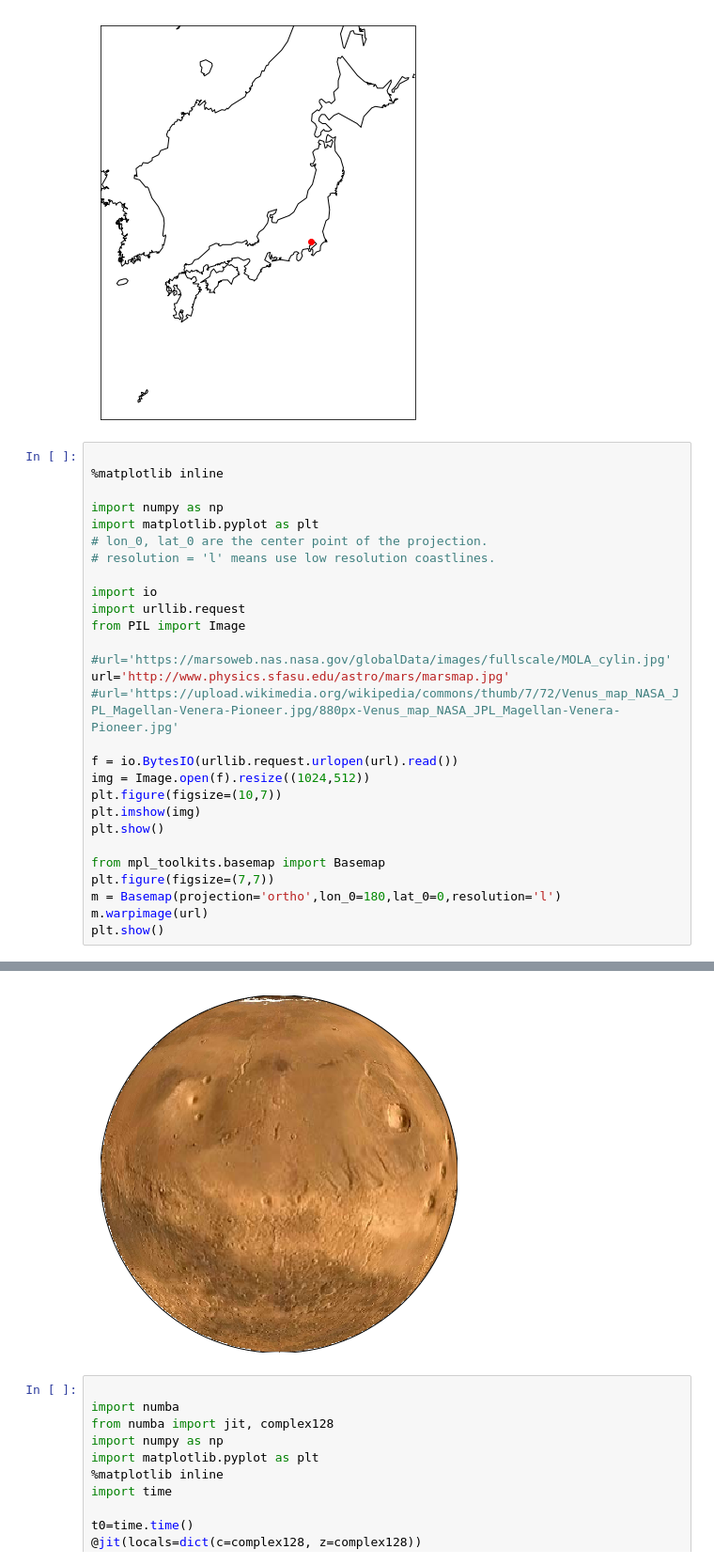
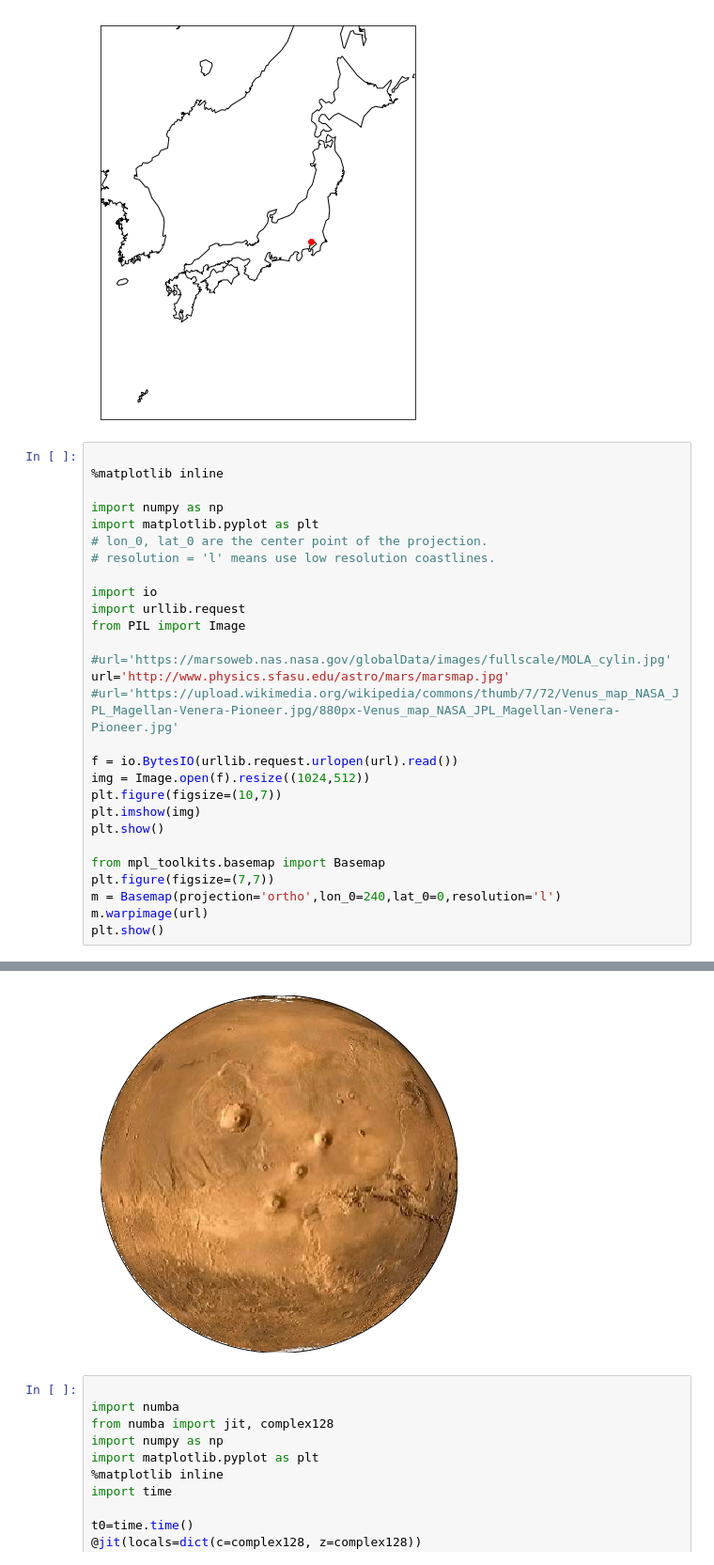
Before and after one commit to myoga425/Python_tutorial, a Jupyter notebook: tutorial.ipynb, the cells around one changed output, grey strips where cells are left out. Shown at 94% size. Drawn from its saved outputs; the diff is of its cells as text.

```diff
--- a/tutorial.ipynb
+++ b/tutorial.ipynb
@@ -381,34 +532,34 @@ plt.show()
 # %%
 
 %matplotlib inline
 
 import numpy as np
 import matplotlib.pyplot as plt
 # lon_0, lat_0 are the center point of the projection.
 # resolution = 'l' means use low resolution coastlines.
 
 import io
 import urllib.request
 from PIL import Image
 
 #url='https://marsoweb.nas.nasa.gov/globalData/images/fullscale/MOLA_cylin.jpg'
 url='http://www.physics.sfasu.edu/astro/mars/marsmap.jpg'
 #url='https://upload.wikimedia.org/wikipedia/commons/thumb/7/72/Venus_map_NASA_JPL_Magellan-Venera-Pioneer.jpg/880px-Venus_map_NASA_JPL_Magellan-Venera-Pioneer.jpg'
 
 f = io.BytesIO(urllib.request.urlopen(url).read())
 img = Image.open(f).resize((1024,512))
 plt.figure(figsize=(10,7))
 plt.imshow(img)
 plt.show()
 
 from mpl_toolkits.basemap import Basemap
 plt.figure(figsize=(7,7))
-m = Basemap(projection='ortho',lon_0=180,lat_0=0,resolution='l')
+m = Basemap(projection='ortho',lon_0=240,lat_0=0,resolution='l')
 m.warpimage(url)
 plt.show()
 # %% [output]
 [figure]
-[figure, old version]
+[figure, new version]
 # %%
 
 import numba
```
Also changed, not shown: parts of 18 cells of this notebook.
